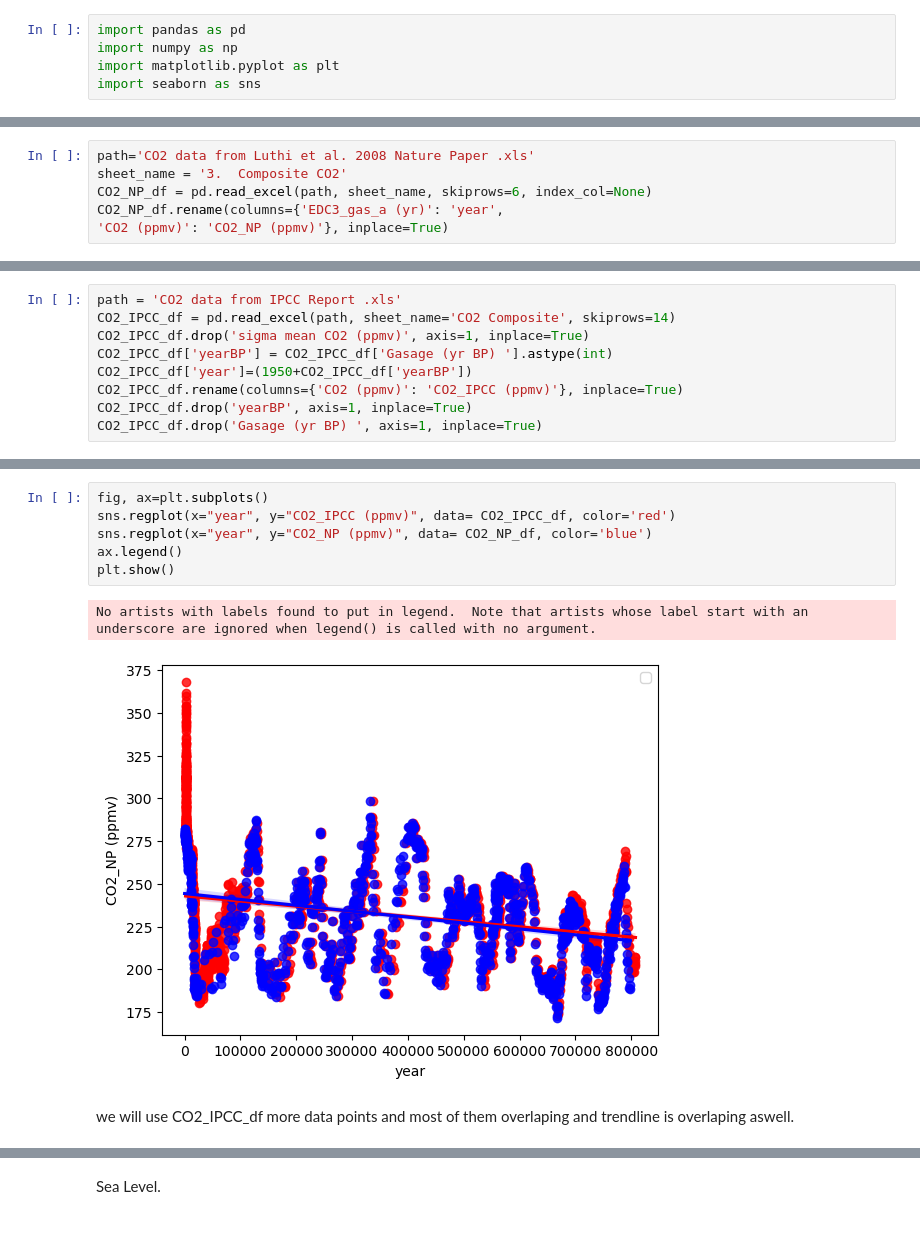
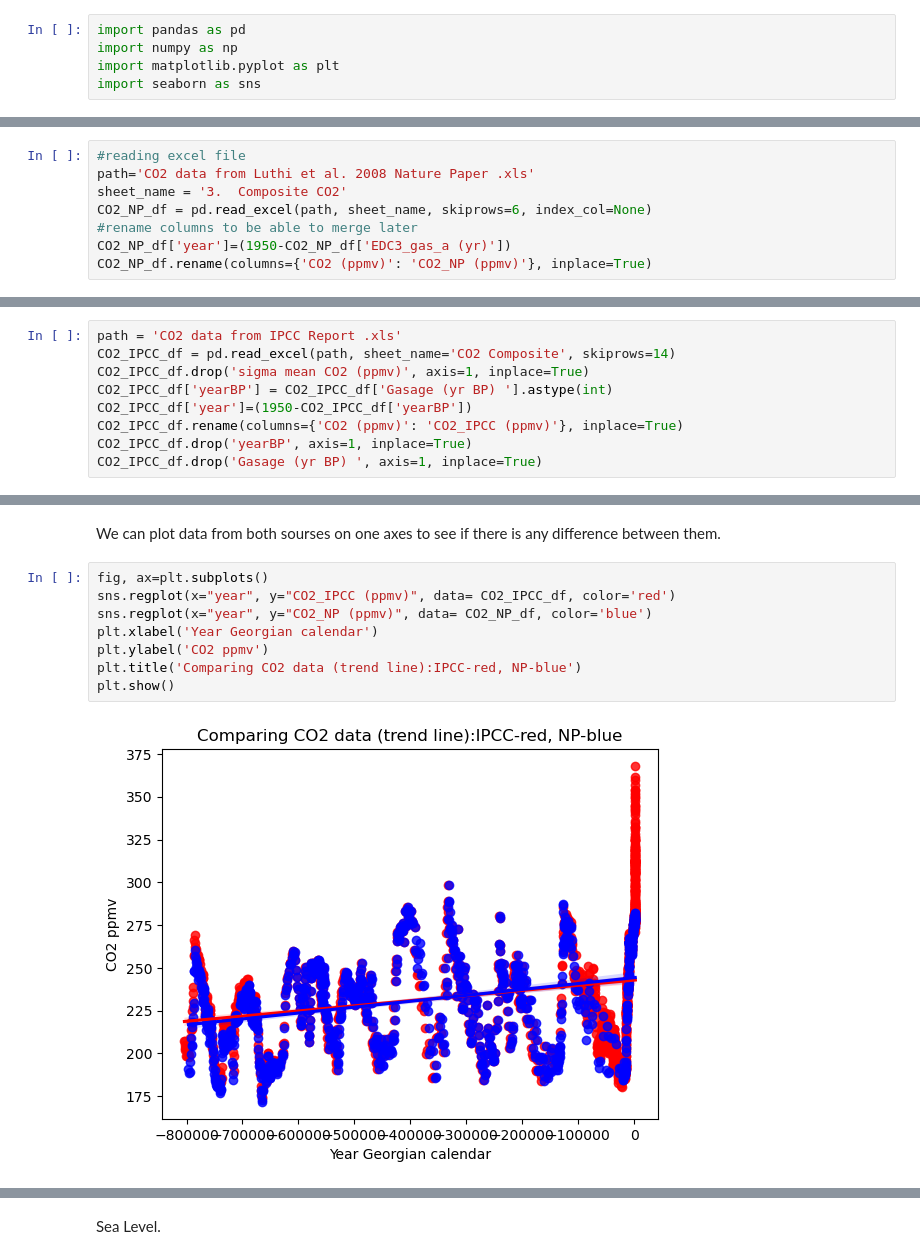
Before and after one commit to OlgaKnut/Programming-for-Data-Analysis-Project-2, a Jupyter notebook: pfda_project_2.ipynb, the cells around one changed output, grey strips where cells are left out. Drawn from its saved outputs; the diff is of its cells as text; blank space fills up the shorter version.

```diff
--- a/pfda_project_2.ipynb
+++ b/pfda_project_2.ipynb
@@ -18,7 +46,9 @@ CO2 data from Luthi et al. 2008 Nature Paper
 # %%
+#reading excel file
 path='CO2 data from Luthi et al. 2008 Nature Paper .xls'
 sheet_name = '3.  Composite CO2'
 CO2_NP_df = pd.read_excel(path, sheet_name, skiprows=6, index_col=None)
-CO2_NP_df.rename(columns={'EDC3_gas_a (yr)': 'year',
-'CO2 (ppmv)': 'CO2_NP (ppmv)'}, inplace=True)
+#rename columns to be able to merge later
+CO2_NP_df['year']=(1950-CO2_NP_df['EDC3_gas_a (yr)'])
+CO2_NP_df.rename(columns={'CO2 (ppmv)': 'CO2_NP (ppmv)'}, inplace=True)
 # %%
@@ -72,7 +104,7 @@ path = 'CO2 data from IPCC Report .xls'
 CO2_IPCC_df = pd.read_excel(path, sheet_name='CO2 Composite', skiprows=14)
 CO2_IPCC_df.drop('sigma mean CO2 (ppmv)', axis=1, inplace=True)
 CO2_IPCC_df['yearBP'] = CO2_IPCC_df['Gasage (yr BP) '].astype(int)
-CO2_IPCC_df['year']=(1950+CO2_IPCC_df['yearBP'])
+CO2_IPCC_df['year']=(1950-CO2_IPCC_df['yearBP'])
 CO2_IPCC_df.rename(columns={'CO2 (ppmv)': 'CO2_IPCC (ppmv)'}, inplace=True)
 CO2_IPCC_df.drop('yearBP', axis=1, inplace=True)
 CO2_IPCC_df.drop('Gasage (yr BP) ', axis=1, inplace=True)
@@ -103,11 +141,12 @@ plt.show()
+# %% [markdown]
+We can plot data from both sourses on one axes to see if there is any difference between them.
 # %%
 fig, ax=plt.subplots()
 sns.regplot(x="year", y="CO2_IPCC (ppmv)", data= CO2_IPCC_df, color='red')
 sns.regplot(x="year", y="CO2_NP (ppmv)", data= CO2_NP_df, color='blue')
-ax.legend()
+plt.xlabel('Year Georgian calendar')
+plt.ylabel('CO2 ppmv')
+plt.title('Comparing CO2 data (trend line):IPCC-red, NP-blue')
 plt.show()
 # %% [output]
-No artists with labels found to put in legend.  Note that artists whose label start with an underscore are ignored when legend() is called with no argument.
-[figure, old version]
+[figure, new version]
-# %% [markdown]
-we will use CO2_IPCC_df more data points and most of them overlaping and trendline is overlaping aswell.
```
Also changed, not shown: parts of 53 cells of this notebook, 1 other file.
